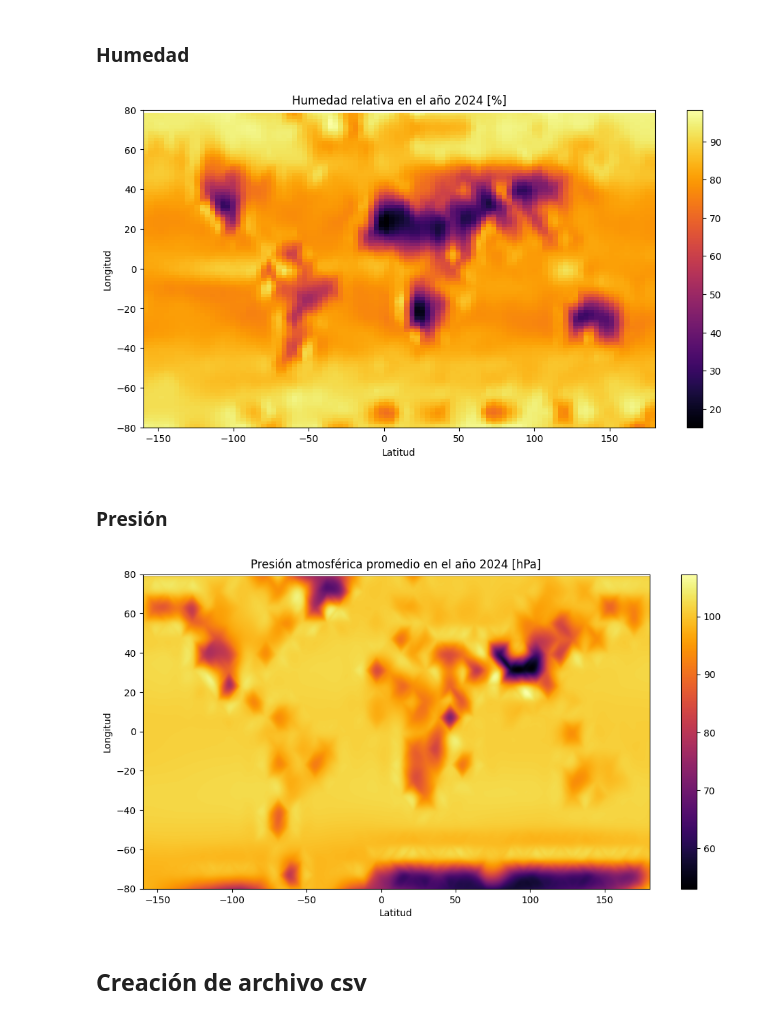
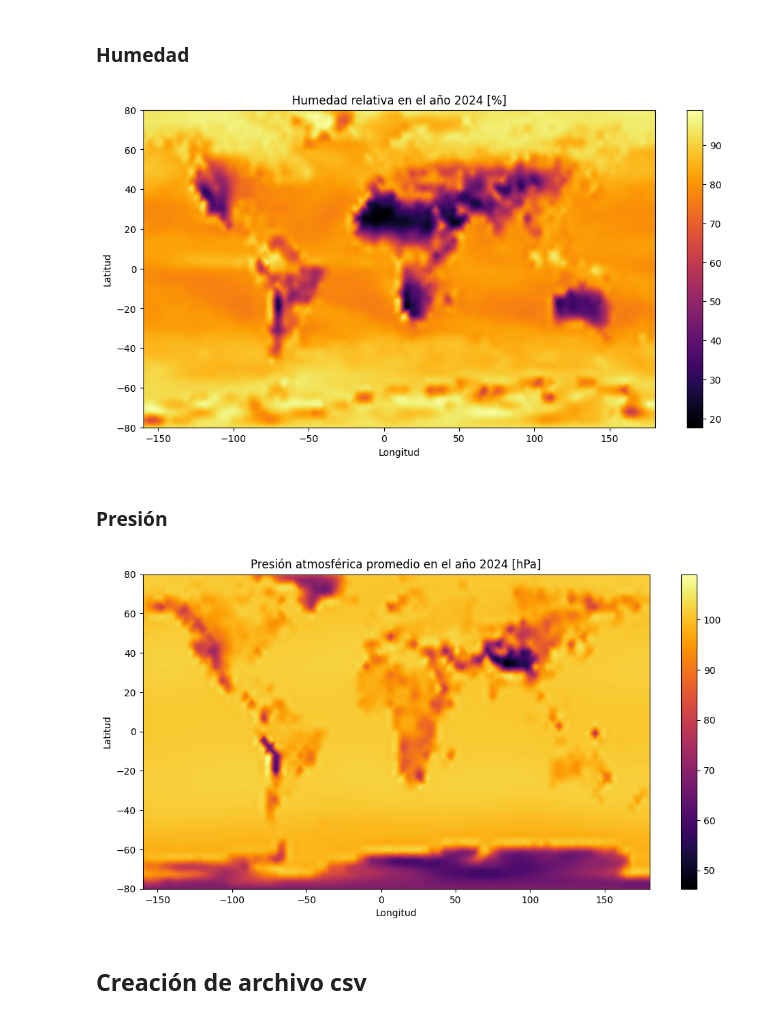
Before and after one commit to MartinWilckens/Coiponautas, a Jupyter notebook: recopilación_datos.ipynb, the cells around one changed output. Drawn from its saved outputs; the diff is of its cells as text; code cells hidden in the pictures.

```diff
--- a/recopilación_datos.ipynb
+++ b/recopilación_datos.ipynb
@@ -17,8 +18,8 @@ Se recopilan datos de la API de NASA POWER:
 url_base = r"https://power.larc.nasa.gov/api/temporal/monthly/point?parameters=T2M,RH2M,PS&community=RE&longitude={longitude}&latitude={latitude}&start={inicio}&end={fin}&format=csv&header=false"
 
 puntos=[]
-for x in range(-80,81,8):
-    for y in range(-160,181,8): puntos.append((x,y))
+for x in range(-90,91,4):
+    for y in range(-156,181,4): puntos.append((x,y))
 print(len(puntos))
 
 temperaturas = []
@@ -33,4 +34,6 @@ for (lat, long) in puntos:
     humedades.append(df['ANN'][1])
     presiones.append(df['ANN'][0])
     print(len(temperaturas))
+
+    sleep(0.005)
 # %% [output]
@@ -81,15 +83,15 @@ plt.colorbar()
 ### Humedad
 # %%
 plt.rcParams['figure.figsize'] = [12,6]
-plt.xlabel('Latitud')
-plt.ylabel('Longitud')
+plt.ylabel('Latitud')
+plt.xlabel('Longitud')
 plt.title('Humedad relativa en el año 2024 [%]')
 
 N = 30j
 extent = (np.min([i[1] for i in puntos]),np.max([i[1] for i in puntos]),np.min([i[0] for i in puntos]),np.max([i[0] for i in puntos]))
 xs,ys = np.mgrid[extent[0]:extent[1]:N, extent[2]:extent[3]:N]
 
-grid_x, grid_y = np.mgrid[-160:170:100j, -80:80:100j]
+grid_x, grid_y = np.mgrid[-156:180:1000j, -90:80:1000j]
 
 grid_temp = griddata(([i[1] for i in puntos], [i[0] for i in puntos]), humedades, (grid_x, grid_y), method='cubic')
 
@@ -98,29 +100,29 @@ plt.colorbar()
 
 plt.savefig('Humedad.svg', format='svg')
 # %% [output]
-[figure, old version]
+[figure, new version]
 # %% [markdown]
 ### Presión
 # %%
 plt.rcParams['figure.figsize'] = [12,6]
-plt.xlabel('Latitud')
-plt.ylabel('Longitud')
+plt.ylabel('Latitud')
+plt.xlabel('Longitud')
 plt.title('Presión atmosférica promedio en el año 2024 [hPa]')
 
 N = 30j
 extent = (np.min([i[1] for i in puntos]),np.max([i[1] for i in puntos]),np.min([i[0] for i in puntos]),np.max([i[0] for i in puntos]))
 xs,ys = np.mgrid[extent[0]:extent[1]:N, extent[2]:extent[3]:N]
 
-grid_x, grid_y = np.mgrid[-160:170:1000j, -80:80:1000j]
+grid_x, grid_y = np.mgrid[-156:180:1000j, -90:80:1000j]
 
 grid_temp = griddata(([i[1] for i in puntos], [i[0] for i in puntos]), presiones, (grid_x, grid_y), method='cubic')
 
 plt.imshow(grid_temp.T, extent=(-160, 180, -80, 80), origin='lower', cmap='inferno', aspect='auto')
 plt.colorbar()
 
 plt.savefig('Presión.svg', format='svg')
 # %% [output]
-[figure, old version]
+[figure, new version]
 # %% [markdown]
 ## Creación de archivo csv
 # %%
```
Also changed, not shown: parts of 5 cells of this notebook, 4 other files.
